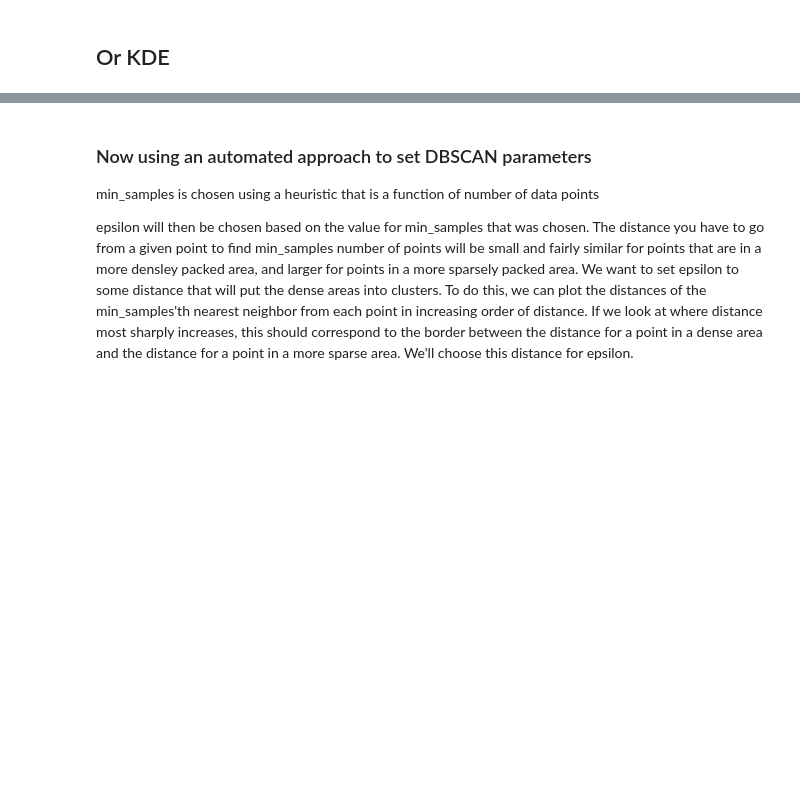
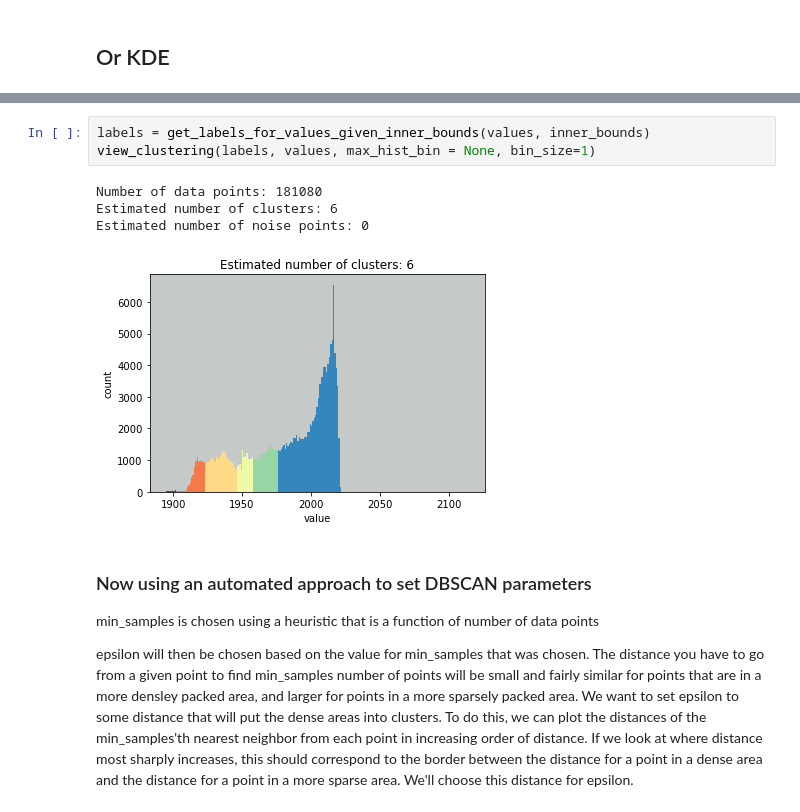
Before and after one commit to nicklein/kgtk, a Jupyter notebook: entity_profiling/2_explore_label_discretization.ipynb, the cells around one changed output, grey strips where cells are left out. Drawn from its saved outputs; the diff is of its cells as text; blank space fills up the shorter version.

```diff
--- a/entity_profiling/2_explore_label_discretization.ipynb
+++ b/entity_profiling/2_explore_label_discretization.ipynb
@@ -471,3 +476,11 @@ Minima: [1903.97959184 1921.93877551 1944.3877551  1957.85714286 1975.81632653
+# %%
+labels = get_labels_for_values_given_inner_bounds(values, inner_bounds)
+view_clustering(labels, values, max_hist_bin = None, bin_size=1)
+# %% [output]
+Number of data points: 181080
+Estimated number of clusters: 6
+Estimated number of noise points: 0
+[figure, added]
 # %% [markdown]
 ### Now using an automated approach to set DBSCAN parameters
 
```
Also changed, not shown: parts of 6 cells of this notebook, 2 other files.
